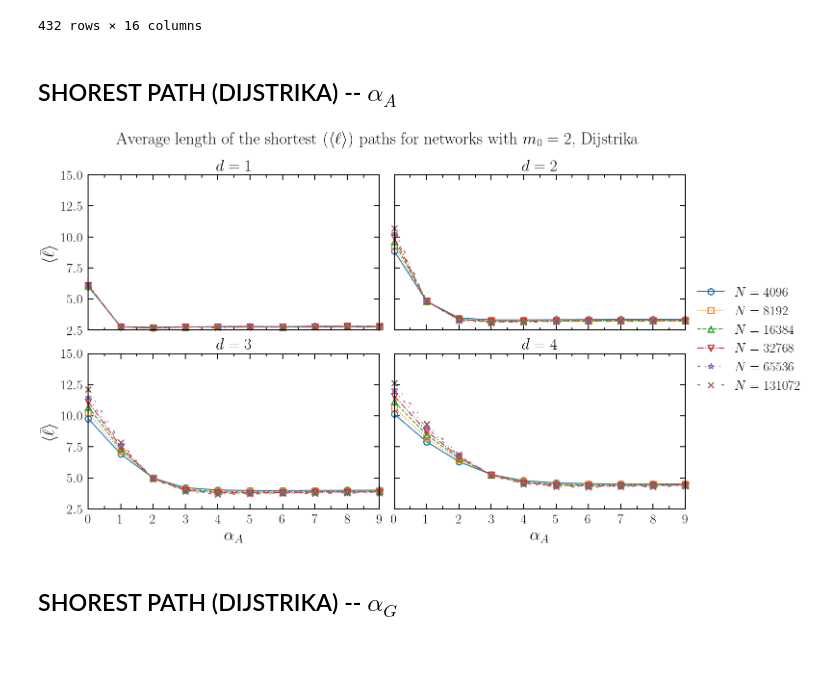
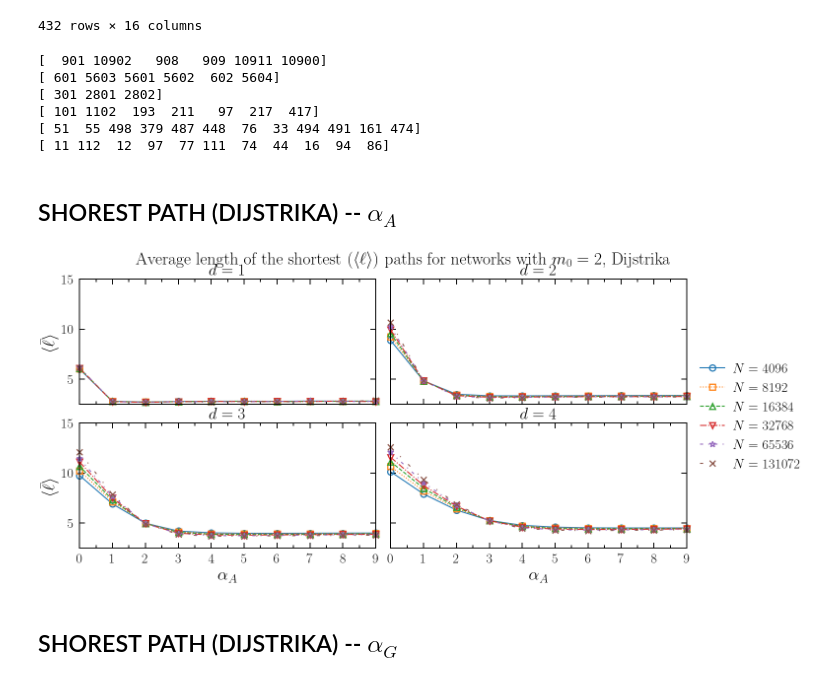
Before and after one commit to JuniorAlencar/SpatialPreferential, a Jupyter notebook: scripts/jupyter/properties.ipynb, the cells around one changed output. Drawn from its saved outputs; the diff is of its cells as text; code cells hidden in the pictures; blank space fills up the shorter version.

Commit message:
update figures

```diff
--- a/scripts/jupyter/properties.ipynb
+++ b/scripts/jupyter/properties.ipynb
@@ -51,11 +51,31 @@ df
 | 430 | 8192 | 2 | 4 | 8.0 | 2.0 | 602 | 4.474553 | 0.004607 | ... |
 | 431 | 8192 | 2 | 4 | 9.0 | 2.0 | 601 | 4.476717 | 0.003141 | ... |
 432 rows × 16 columns
+# %%
+N = [2**i for i in range(12, 18)]
+for n in N:
+    ns = df[df["N"]==n]["N_samples"].unique()
+    print(ns)
+# %% [output]
+[  901 10902   908   909 10911 10900]
+[ 601 5603 5601 5602  602 5604]
+[ 301 2801 2802]
+[ 101 1102  193  211   97  217  417]
+[ 51  55 498 379 487 448  76  33 494 491 161 474]
+[ 11 112  12  97  77 111  74  44  16  94  86]
 # %% [markdown]
 ## SHOREST PATH (DIJSTRIKA) -- $\alpha_A$
 # %%
-fig, axes = plt.subplots(2,2, figsize=(16,9), sharey=True)
-plt.subplots_adjust(wspace=0.05, hspace=0.15)  # ↓ espaço horizontal/vertical
+fig, axes = plt.subplots(2,2, figsize=(16,7), sharey=True)
+plt.subplots_adjust(
+    left=0.09,   # margem esquerda
+    right=0.86,  # reserva ~14% para a legenda à direita
+    bottom=0.12,
+    top=0.90,
+    wspace=0.05,
+    hspace=0.15
+)
+
 fs_labels = 25
 fs_ticks = 20
 
@@ -116,37 +136,56 @@ for idx, ax in enumerate(axes.ravel()):
     ax.set_title(f"$d = {dim[idx]}$")
     ax.tick_params(axis='both', which='major',
                 length=8, width=thickness_axes, direction='in', labelsize=fs_ticks)
 
     # Minor ticks: geralmente menores/mais finos
     ax.tick_params(axis='both', which='minor',
                    length=4, width=thickness_axes, direction='in')
     ax.set_ylim(2.5, 15)
 
 # (mantém as “marquinhas” dos ticks em todas as colunas)
 for ax in axes.ravel():
     ax.tick_params(axis='y', which='both', left=True)   # mostra ticks (marquinhas)
 
 for ax in axes[:, 0]:                                   # 1ª coluna
     ax.set_ylabel(r"$\langle \bar{\ell} \rangle$", fontsize=fs_labels)
     ax.tick_params(axis='y', which='both', labelleft=True)   # mostra números
 
 for ax in axes[:, 1]:                                   # 2ª coluna
     ax.tick_params(axis='y', which='both', labelleft=False)  # esconde números
 
 # ---- X: mostrar números só na linha de baixo ----
 for ax in axes[0, :]:                                   # linha de cima
     ax.tick_params(axis='x', which='both', labelbottom=False)
 
 for ax in axes[1, :]:                                   # linha de baixo
     ax.set_xlabel(r"$\alpha_A$", fontsize=fs_labels)
     ax.tick_params(axis='x', which='both', labelbottom=True)
 
-fig.legend(labels=labels, loc='center left', bbox_to_anchor=(0.9, 0.5), fontsize=20)
-fig.suptitle(fr"Average length of the shortest ($\langle \ell \rangle$) paths for networks with $m_0 = {m0}$, Dijstrika", fontsize=25, fontweight='bold') # Adds a title to the entire figure
-plt.savefig(shortest_path + "shortest_dijstrika_alpha_a.pdf")
+fig.legend(
+    labels=labels,
+    loc="center left",
+    bbox_to_anchor=(0.87, 0.5),  # dentro do espaço reservado por 'right=0.86'
+    fontsize=20,
+    frameon=False,
+    borderaxespad=0.0,
+    handlelength=1.8,
+    handletextpad=0.6
+)
+
+fig.suptitle(
+    fr"Average length of the shortest ($\langle \ell \rangle$) paths for networks with $m_0 = {m0}$, Dijstrika",
+    fontsize=25, fontweight='bold'
+)
+
+# plt.savefig(
+#     shortest_path + "shortest_dijstrika_alpha_a.pdf",
+#     bbox_inches="tight",
+#     pad_inches=0.02,
+#     transparent=True
+# )
 plt.show()
 # %% [output]
-[figure, old version]
+[figure, new version]
 # %% [markdown]
 ## SHOREST PATH (DIJSTRIKA) -- $\alpha_G$
 # %%
```
Also changed, not shown: parts of 10 cells of this notebook, 6 other files.
